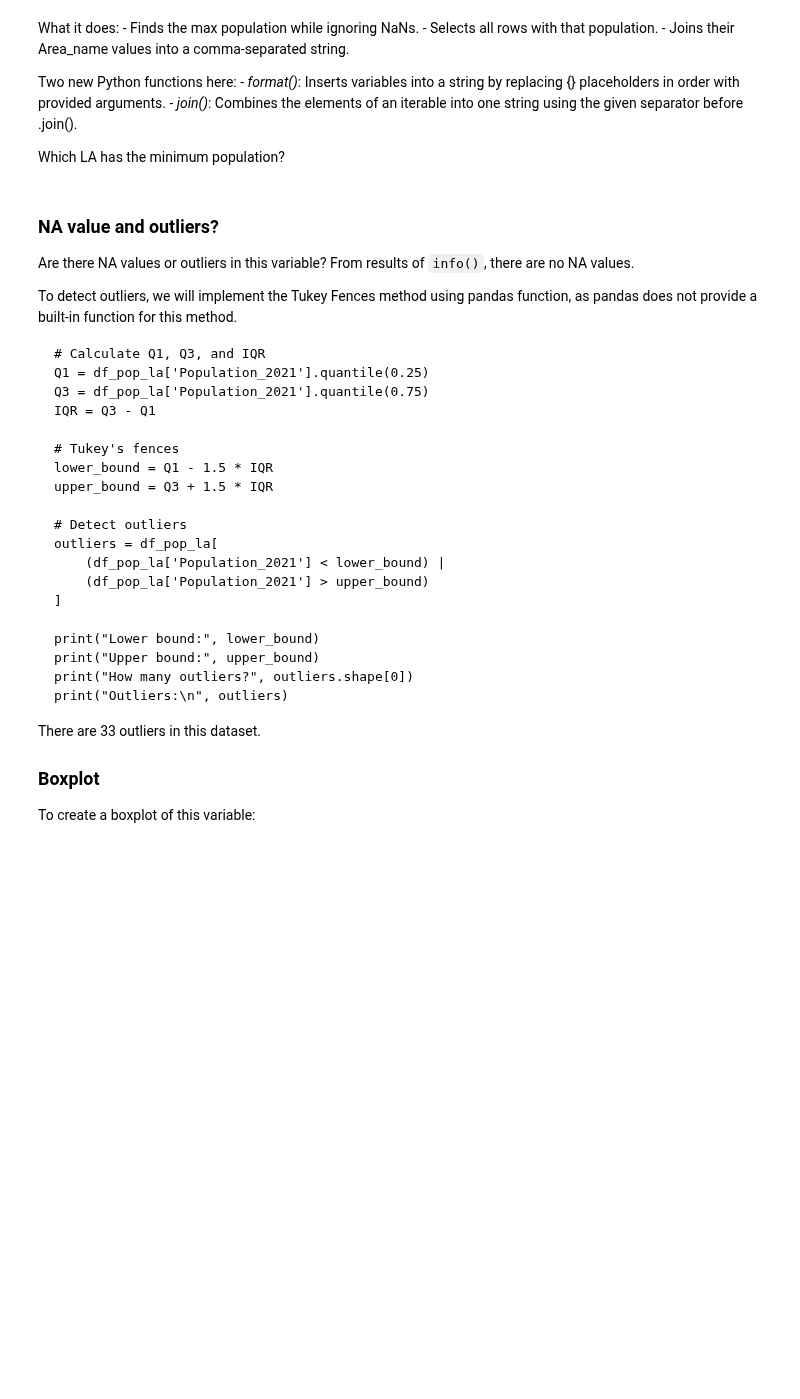
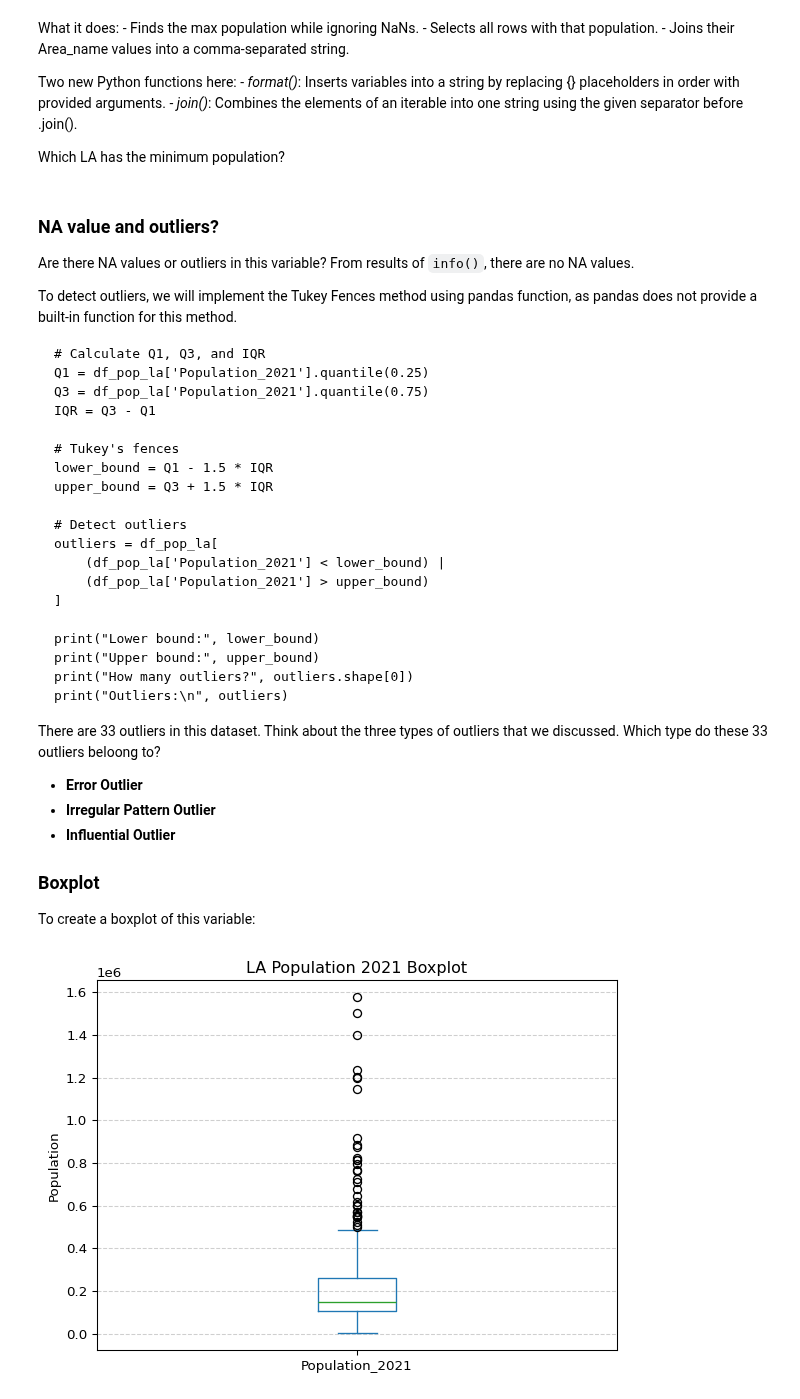
Before and after one commit to huanfachen/QM, a Jupyter notebook: sessions/week1_practical.ipynb, the cells around one changed output. Cells and saved outputs as stored; diff of their text form; code cells hidden in the pictures; blank space fills up the shorter version.

````diff
--- a/sessions/week1_practical.ipynb
+++ b/sessions/week1_practical.ipynb
@@ -285,7 +290,12 @@ print("How many outliers?", outliers.shape[0])
 print("Outliers:\n", outliers)
 ```
 
-There are 33 outliers in this dataset.
+There are 33 outliers in this dataset. Think about the three types of
+outliers that we discussed. Which type do these 33 outliers beloong to?
+
+-   **Error Outlier**
+-   **Irregular Pattern Outlier**
+-   **Influential Outlier**
 
 ### Boxplot
 
@@ -293,12 +303,14 @@ To create a boxplot of this variable:
 # %%
 import matplotlib.pyplot as plt
 
 # Create boxplot
-# df_pop_la['Population_2021'].plot(kind='box', title='LA Population 2021 Boxplot')
+df_pop_la['Population_2021'].plot(kind='box', title='LA Population 2021 Boxplot')
 
-# plt.ylabel('Population')
-# plt.grid(axis='y', linestyle='--', alpha=0.6)
-# plt.show()
+plt.ylabel('Population')
+plt.grid(axis='y', linestyle='--', alpha=0.6)
+plt.show()
+# %% [output]
+[figure, added]
 # %% [markdown]
 What do you observe from this boxplot?
 
````
Also changed, not shown: parts of 10 cells of this notebook, 8 other files.
